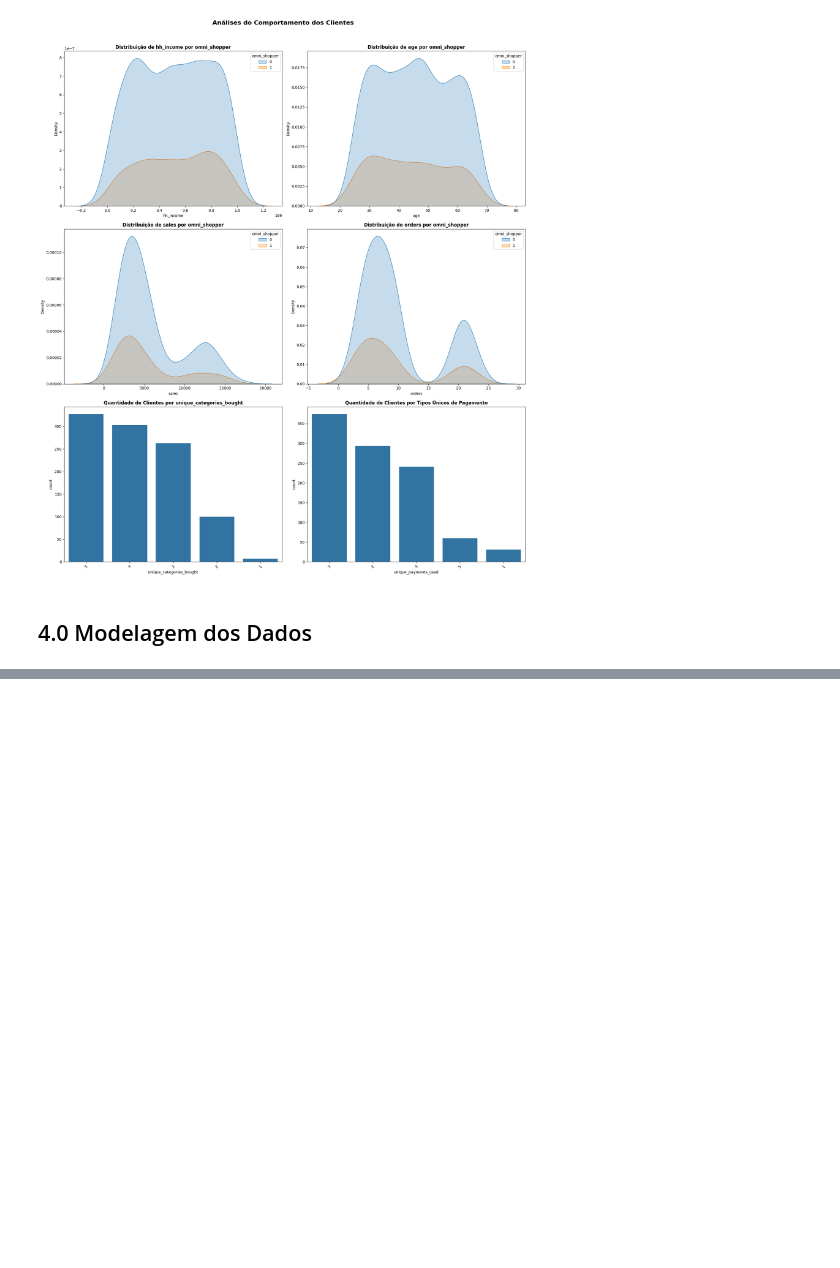
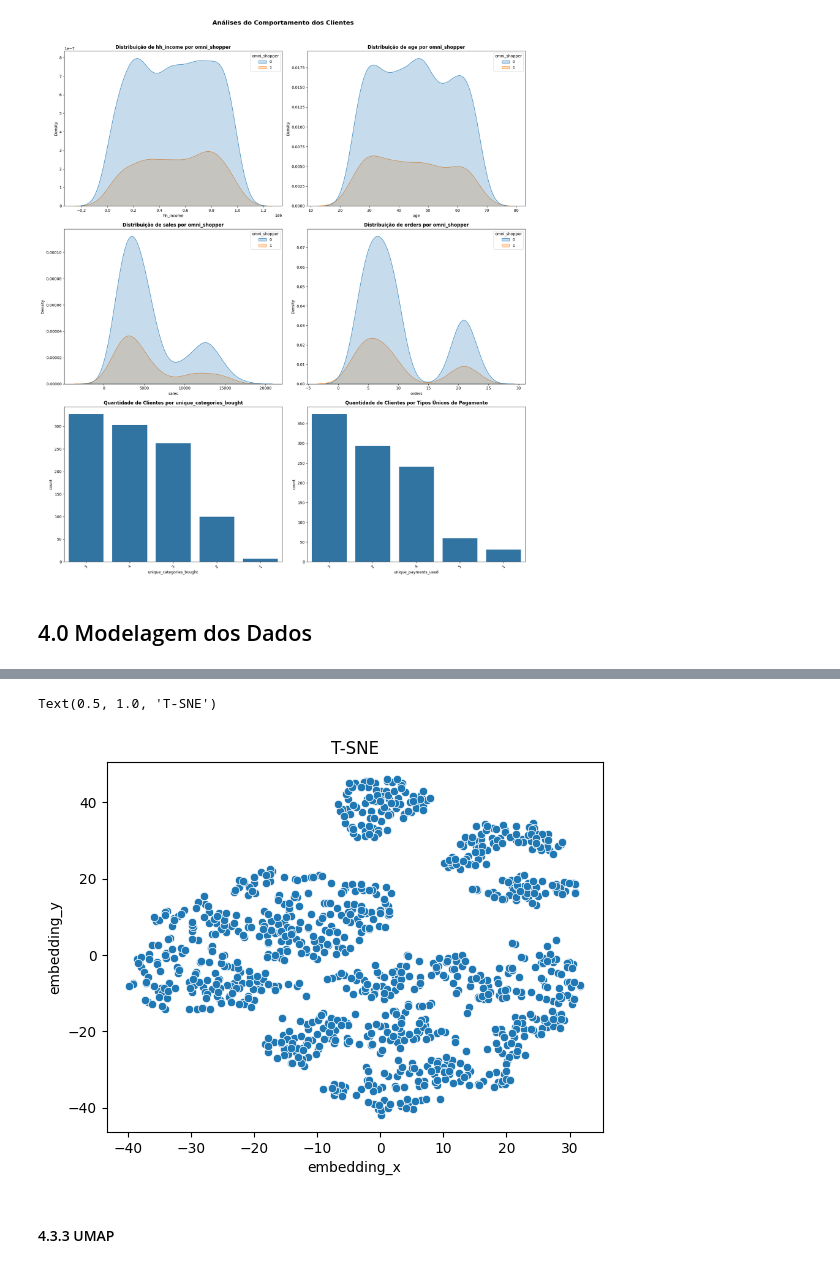
Before and after one commit to samantasobral/pa_projeto_integrador_3, a Jupyter notebook: notebooks/pa_projeto_integrador_3.ipynb, the cells around one changed output, grey strips where cells are left out. Drawn from its saved outputs; the diff is of its cells as text; code cells hidden in the pictures; blank space fills up the shorter version.

```diff
--- a/notebooks/pa_projeto_integrador_3.ipynb
+++ b/notebooks/pa_projeto_integrador_3.ipynb
@@ -252,0 +328,15 @@ with open('../scaler/scalers.pkl', 'wb') as file:
+# %%
+reducer = mn.TSNE(n_components=2, n_jobs=1, random_state=42)
+embedding = reducer.fit_transform(X)
+
+df_tsne = pd.DataFrame(embedding)
+# %%
+df_tsne = df_tsne.rename(columns = {0:'embedding_x', 1:'embedding_y'})
+
+sns.scatterplot(x = 'embedding_x', y = 'embedding_y', data = df_tsne)
+plt.title('T-SNE')
+# %% [output]
+Text(0.5, 1.0, 'T-SNE')
+[figure, added]
+# %% [markdown]
+#### 4.3.3 UMAP
```
Also changed, not shown: parts of 24 cells of this notebook, 1 other file.
